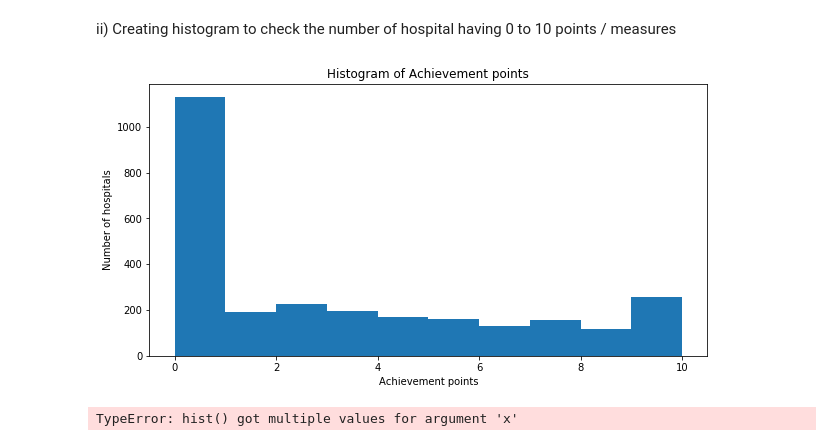
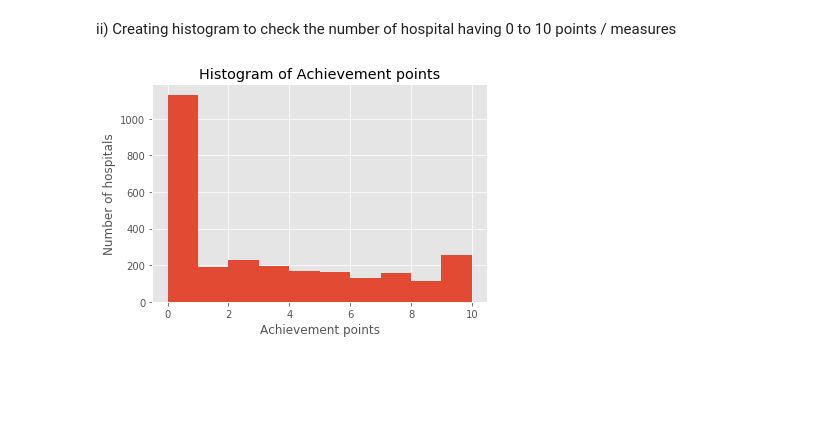
Before and after one commit to sobil-dalal/DAP_Project, a Jupyter notebook: Exploratory_Analysis_HVBP.ipynb, the cells around one changed output. Drawn from its saved outputs; the diff is of its cells as text; code cells hidden in the pictures; blank space fills up the shorter version.

```diff
--- a/Exploratory_Analysis_HVBP.ipynb
+++ b/Exploratory_Analysis_HVBP.ipynb
@@ -169,24 +169,12 @@ box_plot.set_xticklabels(box_plot.get_xticklabels(),rotation=90)
 # %% [markdown]
 ii) Creating histogram to check the number of hospital having 0 to 10 points / measures
 # %%
-# 'bin_edges' is a list of bin intervals
-
-hvbp_df_m['mort_30_hf_achievement_points'].plot(kind='hist', figsize=(10, 5))
-
+plt.style.use('ggplot')
+plt.hist(hvbp_df_m["mort_30_hf_achievement_points"])
 plt.title('Histogram of Achievement points') # add a title to the histogram
 plt.ylabel('Number of hospitals') # add y-label
 plt.xlabel('Achievement points') # add x-label
 
 plt.show()
 # %% [output]
-[figure, old version]
+[figure, new version]
-# %%
-fig = plt.hist(hvbp_df_m, x="mort_30_hf_achievement_points",
-                   title='Histogram of Achievement points',
-                   labels={'mort_30_hf_achievement_points':'mort_30_hf_achievement_points'}, # can specify one label per df column
-                   opacity=0.8, # represent bars with log scale
-                   color_discrete_sequence=['indianred'] # color of histogram bars
-                   )
-fig.show()
-# %% [output]
-TypeError: hist() got multiple values for argument 'x'
```
Also changed, not shown: parts of 2 cells of this notebook, 2 other files.
